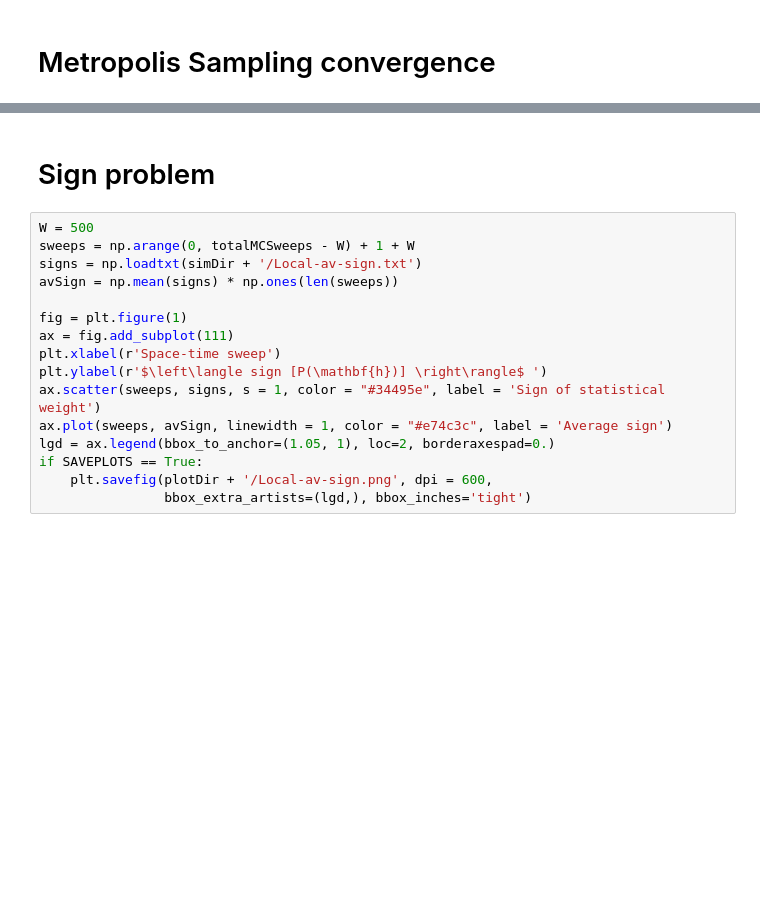
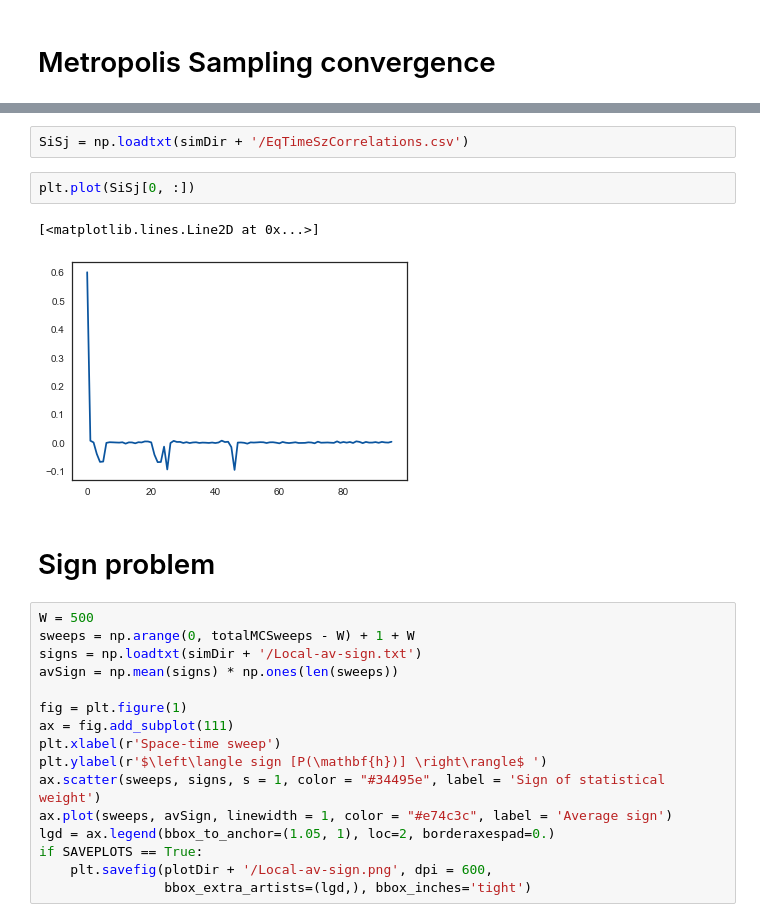
Before and after one commit to SriramanT/qmc_master_code, a Jupyter notebook: DETELECTRO-1.0/fast-version/results/plot-src/plots.ipynb, the cells around one changed output, grey strips where cells are left out. Cells and saved outputs as stored; diff of their text form; blank space fills up the shorter version.

```diff
--- a/DETELECTRO-1.0/fast-version/results/plot-src/plots.ipynb
+++ b/DETELECTRO-1.0/fast-version/results/plot-src/plots.ipynb
@@ -69,3 +71,10 @@ if SAVEPLOTS == True:
+# %%
+SiSj = np.loadtxt(simDir + '/EqTimeSzCorrelations.csv')
+# %%
+plt.plot(SiSj[0, :])
+# %% [output]
+[<matplotlib.lines.Line2D at 0x...>]
+[figure, added]
 # %% [markdown]
 # Sign problem
 # %%
```
Also changed, not shown: parts of 3 cells of this notebook, 15 other files.
